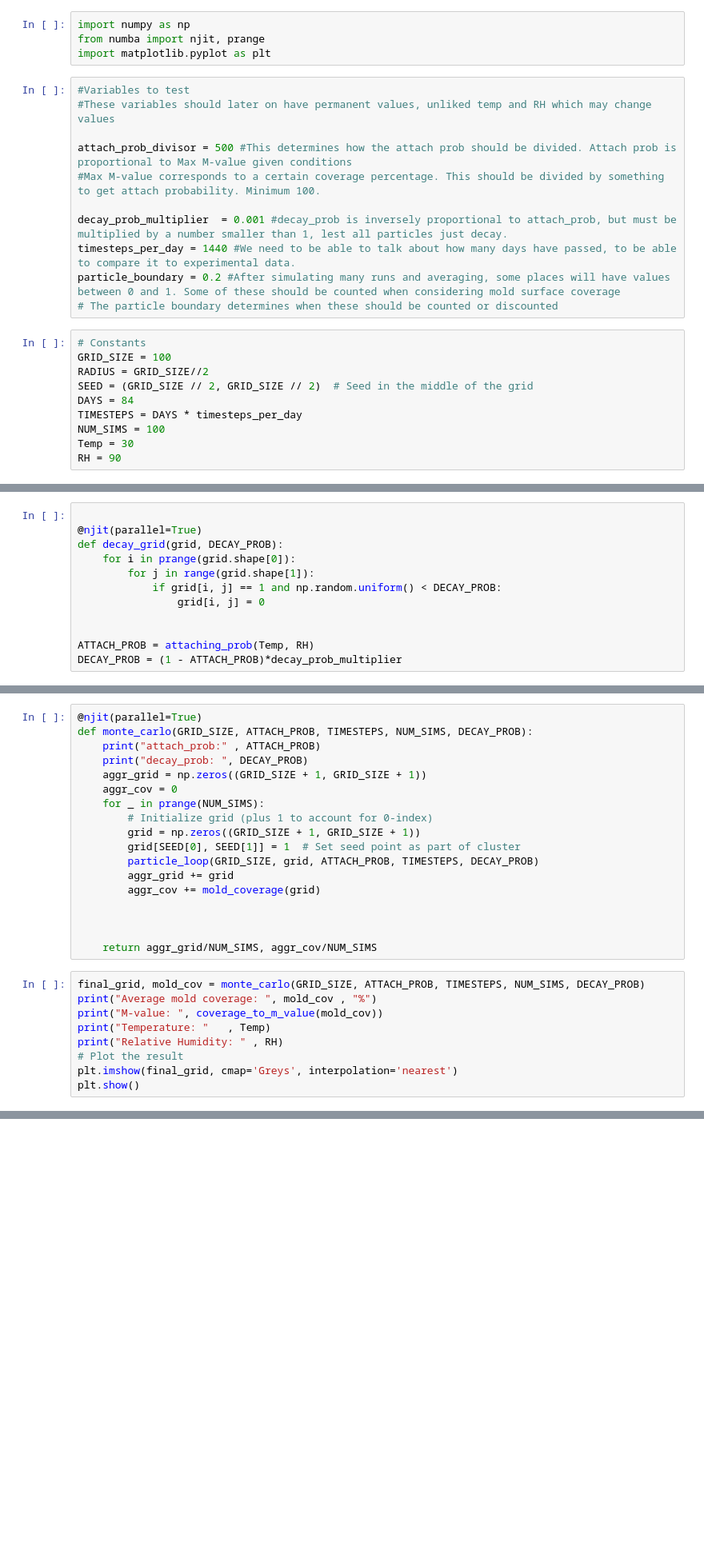
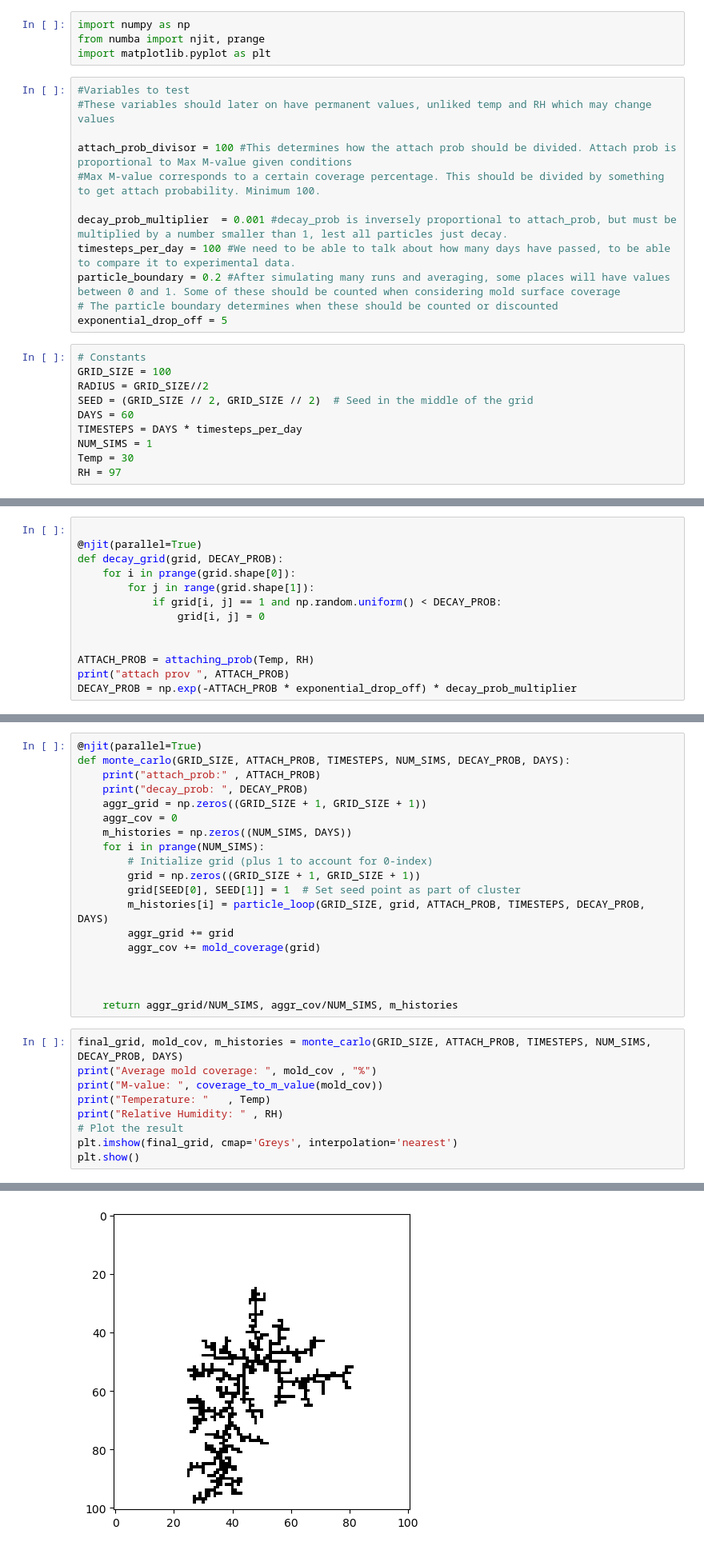
Before and after one commit to SaraStoof/PCS, a Jupyter notebook: dla_2d_testing.ipynb, the cells around one changed output, grey strips where cells are left out. Shown: that part at 80% size. Cells and saved outputs as stored; diff of their text form; blank space fills up the shorter version.

Commit message:
better decay calculation, graph

```diff
--- a/dla_2d_testing.ipynb
+++ b/dla_2d_testing.ipynb
@@ -8,23 +8,24 @@ import matplotlib.pyplot as plt
 #Variables to test
 #These variables should later on have permanent values, unliked temp and RH which may change values
 
-attach_prob_divisor = 500 #This determines how the attach prob should be divided. Attach prob is proportional to Max M-value given conditions
+attach_prob_divisor = 100 #This determines how the attach prob should be divided. Attach prob is proportional to Max M-value given conditions
 #Max M-value corresponds to a certain coverage percentage. This should be divided by something to get attach probability. Minimum 100.
 
 decay_prob_multiplier  = 0.001 #decay_prob is inversely proportional to attach_prob, but must be multiplied by a number smaller than 1, lest all particles just decay.
-timesteps_per_day = 1440 #We need to be able to talk about how many days have passed, to be able to compare it to experimental data.
+timesteps_per_day = 100 #We need to be able to talk about how many days have passed, to be able to compare it to experimental data.
 particle_boundary = 0.2 #After simulating many runs and averaging, some places will have values between 0 and 1. Some of these should be counted when considering mold surface coverage
 # The particle boundary determines when these should be counted or discounted
+exponential_drop_off = 5
 # %%
 # Constants
 GRID_SIZE = 100
 RADIUS = GRID_SIZE//2
 SEED = (GRID_SIZE // 2, GRID_SIZE // 2)  # Seed in the middle of the grid
-DAYS = 84
+DAYS = 60
 TIMESTEPS = DAYS * timesteps_per_day
-NUM_SIMS = 100
+NUM_SIMS = 1
 Temp = 30
-RH = 90
+RH = 97
 # %%
 def attaching_prob(Temp, RH):
     RH_crit = (-0.00267 * (Temp**3)) + (0.16*(Temp**2)) - (3.13*Temp) + 100
@@ -59,4 +62,5 @@ def decay_grid(grid, DECAY_PROB):
 
 
 ATTACH_PROB = attaching_prob(Temp, RH)
-DECAY_PROB = (1 - ATTACH_PROB)*decay_prob_multiplier
+print("attach prov ", ATTACH_PROB)
+DECAY_PROB = np.exp(-ATTACH_PROB * exponential_drop_off) * decay_prob_multiplier
@@ -141,23 +157,24 @@ def mold_coverage(grid, grid_size = 10):
 # %%
 @njit(parallel=True)
-def monte_carlo(GRID_SIZE, ATTACH_PROB, TIMESTEPS, NUM_SIMS, DECAY_PROB):
+def monte_carlo(GRID_SIZE, ATTACH_PROB, TIMESTEPS, NUM_SIMS, DECAY_PROB, DAYS):
     print("attach_prob:" , ATTACH_PROB)
     print("decay_prob: ", DECAY_PROB)
     aggr_grid = np.zeros((GRID_SIZE + 1, GRID_SIZE + 1))
     aggr_cov = 0
-    for _ in prange(NUM_SIMS):
+    m_histories = np.zeros((NUM_SIMS, DAYS))
+    for i in prange(NUM_SIMS):
         # Initialize grid (plus 1 to account for 0-index)
         grid = np.zeros((GRID_SIZE + 1, GRID_SIZE + 1))
         grid[SEED[0], SEED[1]] = 1  # Set seed point as part of cluster
-        particle_loop(GRID_SIZE, grid, ATTACH_PROB, TIMESTEPS, DECAY_PROB)
+        m_histories[i] = particle_loop(GRID_SIZE, grid, ATTACH_PROB, TIMESTEPS, DECAY_PROB, DAYS)
         aggr_grid += grid
         aggr_cov += mold_coverage(grid)
 
 
 
-    return aggr_grid/NUM_SIMS, aggr_cov/NUM_SIMS
+    return aggr_grid/NUM_SIMS, aggr_cov/NUM_SIMS, m_histories
 # %%
-final_grid, mold_cov = monte_carlo(GRID_SIZE, ATTACH_PROB, TIMESTEPS, NUM_SIMS, DECAY_PROB)
+final_grid, mold_cov, m_histories = monte_carlo(GRID_SIZE, ATTACH_PROB, TIMESTEPS, NUM_SIMS, DECAY_PROB, DAYS)
 print("Average mold coverage: ", mold_cov , "%")
 print("M-value: ", coverage_to_m_value(mold_cov))
 print("Temperature: "   , Temp)
@@ -165,3 +182,4 @@ print("Relative Humidity: " , RH)
 # Plot the result
 plt.imshow(final_grid, cmap='Greys', interpolation='nearest')
 plt.show()
+# %% [output]
@@ -167,0 +192 @@ plt.show()
+[figure, added]
```
Also changed, not shown: parts of 7 cells of this notebook.
